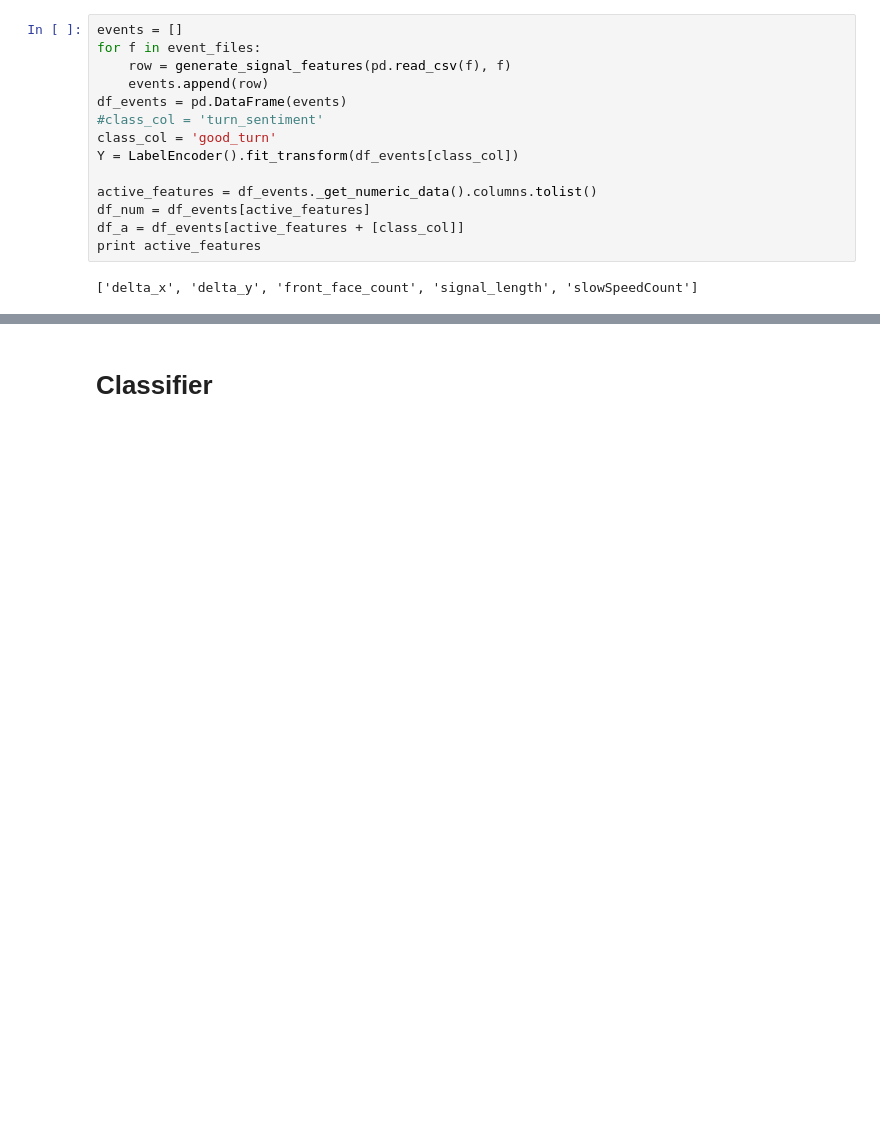
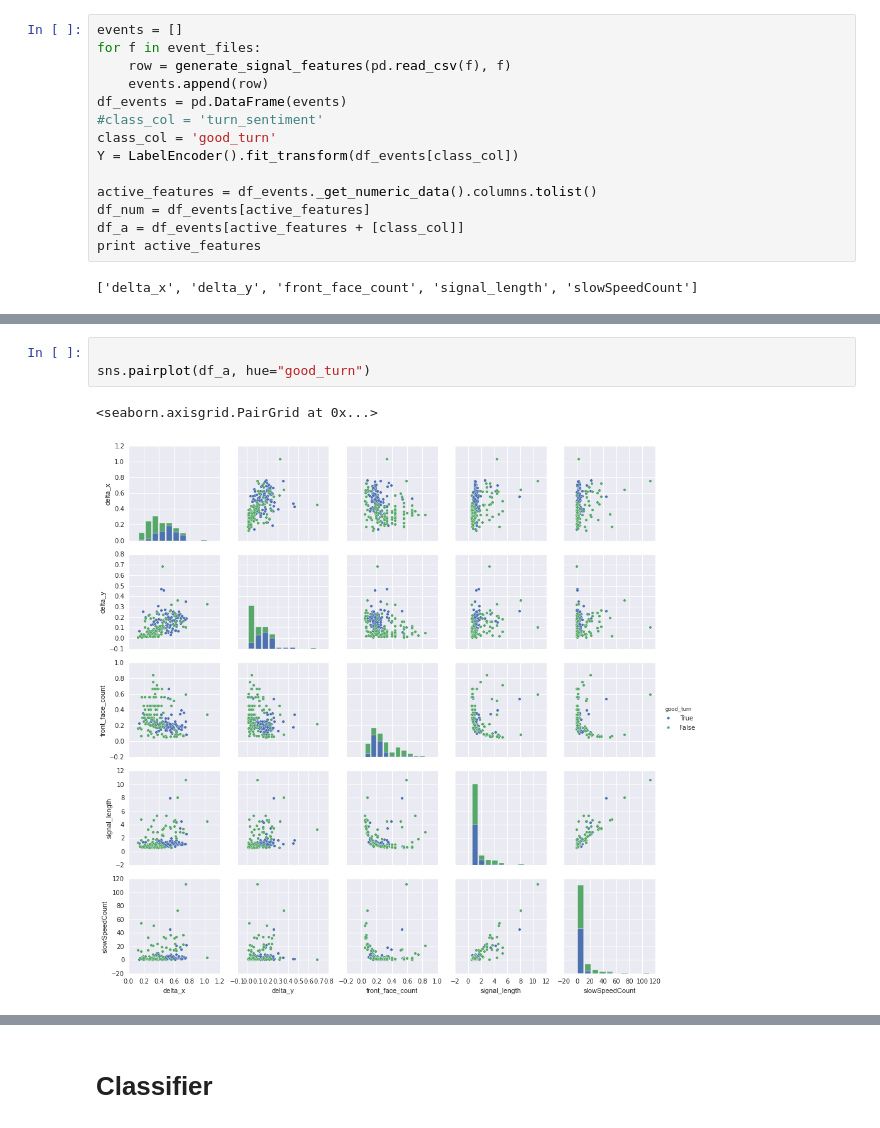
Before and after one commit to chrisngan24/fydp, a Jupyter notebook: experimental/head_turn_sentiment/analysis/explore.ipynb, the cells around one changed output, grey strips where cells are left out. Saved outputs shown, nothing was run; the diff lists cells and outputs as text; blank space fills up the shorter version.

Commit message:
Updated plots for head sentiment

```diff
--- a/experimental/head_turn_sentiment/analysis/explore.ipynb
+++ b/experimental/head_turn_sentiment/analysis/explore.ipynb
@@ -161,3 +127,9 @@ for c in active_features:
+# %%
+
+sns.pairplot(df_a, hue="good_turn")
+# %% [output]
+<seaborn.axisgrid.PairGrid at 0x...>
+[figure, added]
 # %%
 pca = PCA(n_components=2)
 X = pca.fit_transform(df_events[active_features])
```
Also changed, not shown: parts of 7 cells of this notebook.
